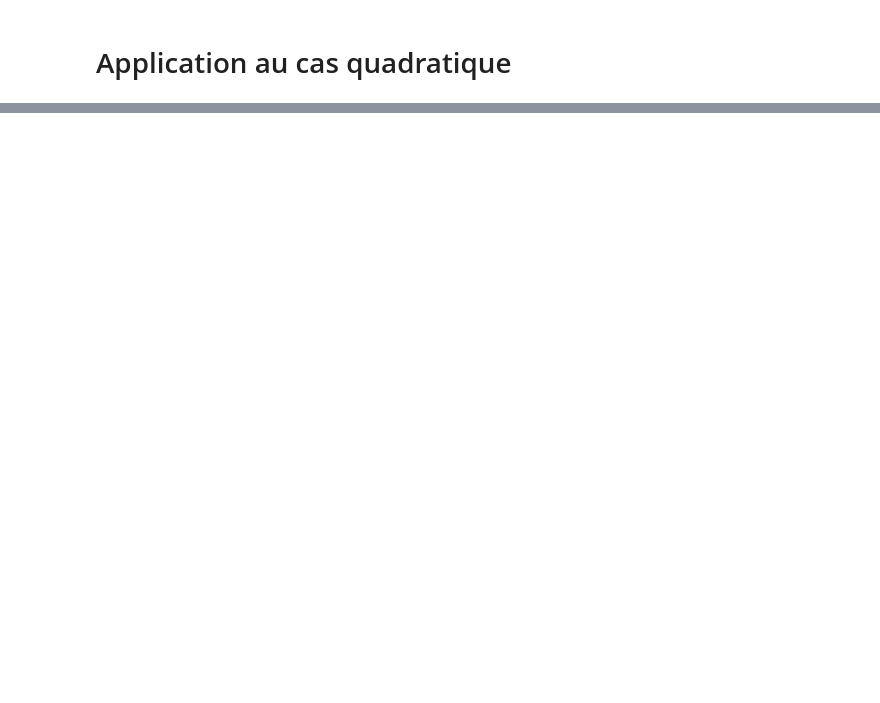
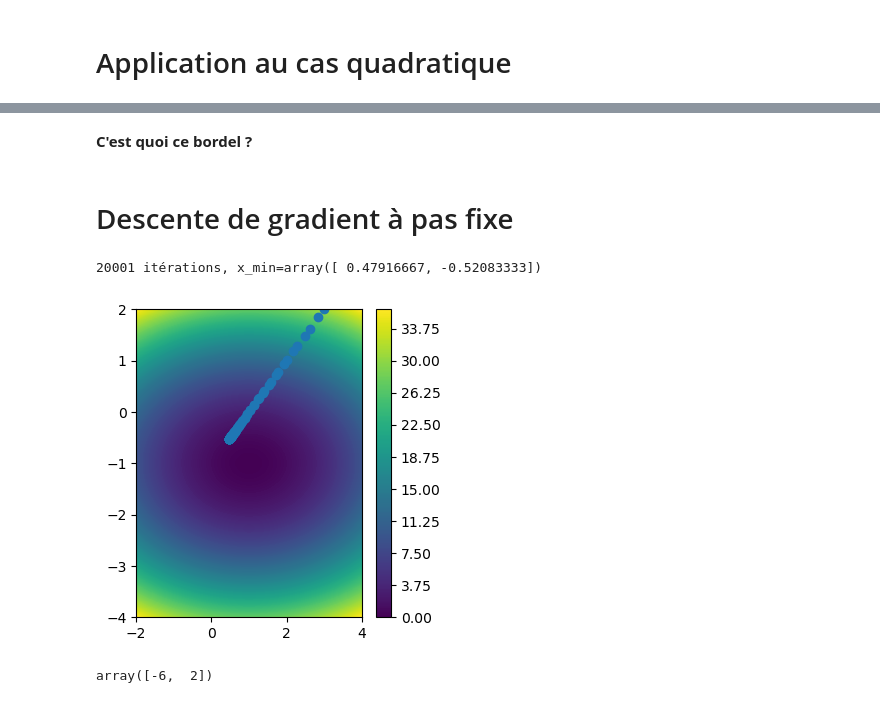
Before and after one commit to SuperMuel/HAX606X-Optimisation-convexe, a Jupyter notebook: tp3/tp3.ipynb, the cells around one changed output, grey strips where cells are left out. Cells and saved outputs as stored; diff of their text form; code cells hidden in the pictures; blank space fills up the shorter version.

```diff
--- a/tp3/tp3.ipynb
+++ b/tp3/tp3.ipynb
@@ -84,0 +203,55 @@ len(iters)
+# %% [markdown]
+__C'est quoi ce bordel ?__
+# %% [markdown]
+# Descente de gradient à pas fixe
+# %%
+def grad_desc_coordinates_constant_step(grad, x_0, gamma, N=100, iters = None):
+    """
+    Effectue une descente de gradient par coordonnées et à pas fixe.
+
+    grad : la fonction qui à un point donne le gradient en ce point
+    gamma : longueur du pas
+    N : nombre d'itérations
+    """
+
+    x = x_0.copy()
+    d = len(x)
+    for _ in range(N):
+        for i in range(d):
+            if iters is not None:
+                iters.append(x.copy())
+            x = x - gamma * grad(x)[i]
+
+    iters.append(x.copy())
+    return x
+# %%
+# test avec f_test
+
+x_0 = np.array([3, 2])
+gamma = 0.01
+iters = []
+x_min = grad_desc_coordinates_constant_step(f_test_grad, x_0,gamma, N=10000, iters = iters )
+
+iters_arr = np.array(iters)
+print(f"{len(iters_arr)} itérations, {x_min=}")
+
+x = np.linspace(-2,4, 100)
+y = np.linspace(-4,2)
+X,Y = np.meshgrid(x,y)
+Z = ftest(X,Y)
+
+fig = plt.figure(figsize=(8,4))
+
+ax1 = fig.add_subplot(1,2,1)
+im = ax1.contourf(X,Y,Z,300)
+ax1.scatter(iters_arr[:,0], iters_arr[:,1])
+fig.colorbar(im, ax=ax1)
+
+plt.show()
+# %% [output]
+20001 itérations, x_min=array([ 0.47916667, -0.52083333])
+[figure, added]
+# %%
+f_test_grad(np.array([1,-1]))
+# %% [output]
+array([-6,  2])
```
Also changed, not shown: parts of 10 cells of this notebook, 1 other file.
